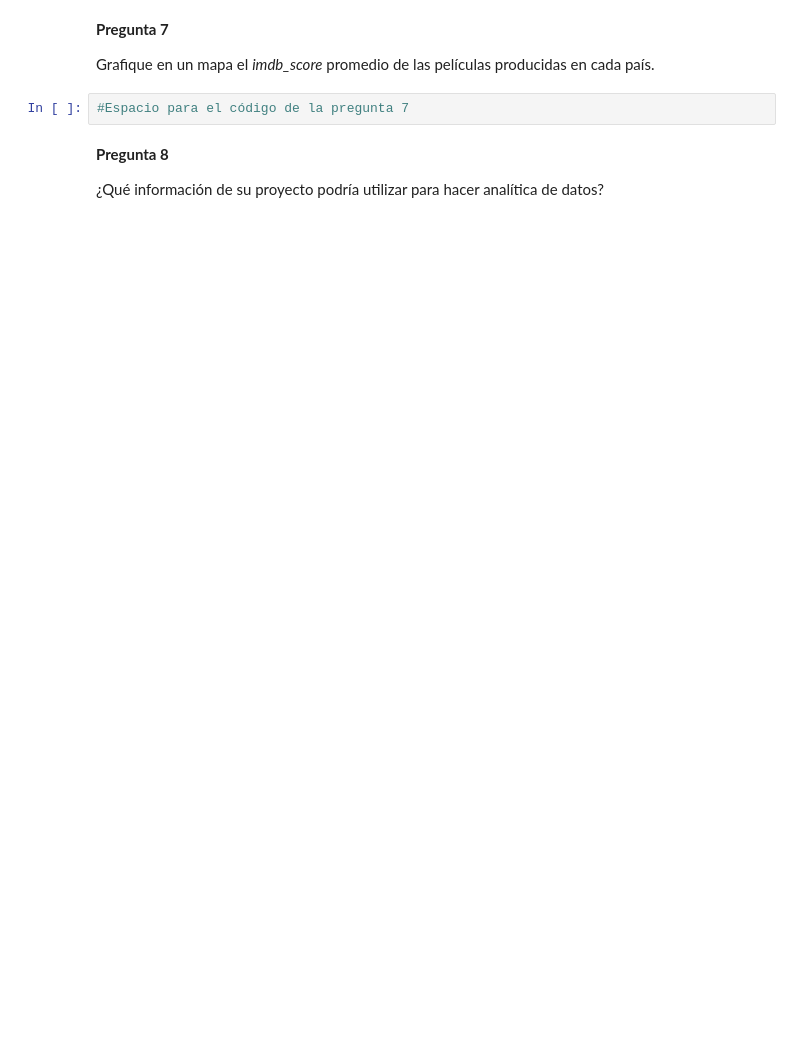
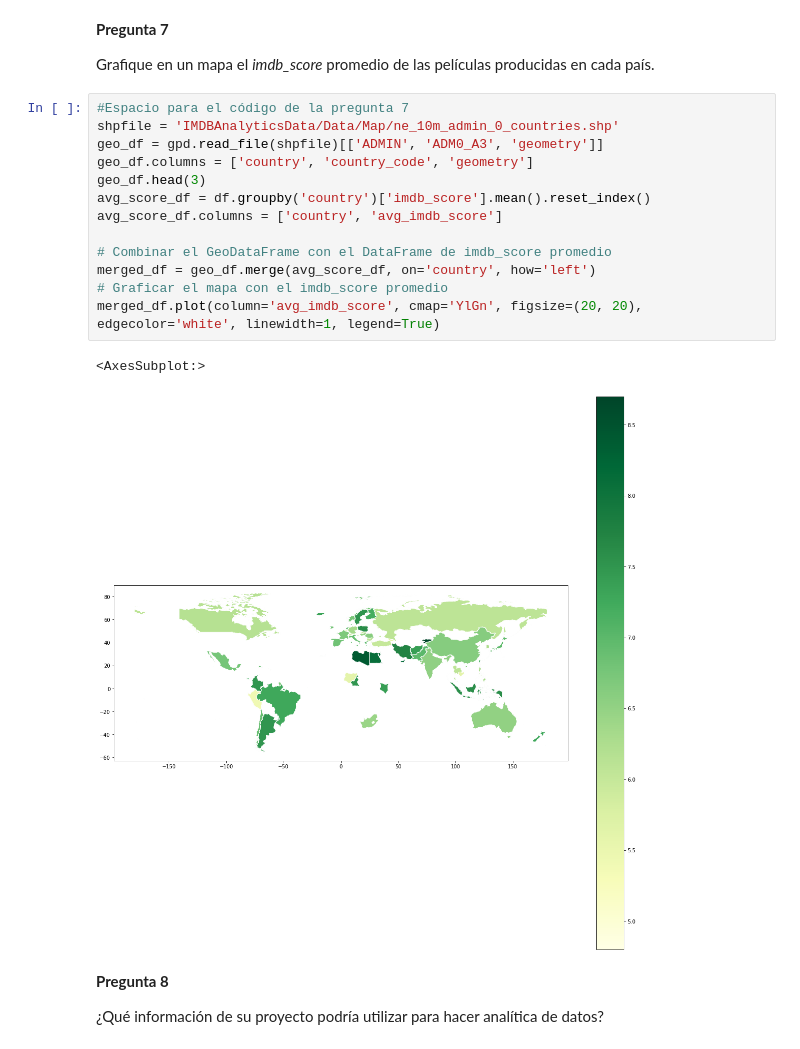
Before and after one commit to Katherynv/P1, a Jupyter notebook: 1005258018.ipynb, the cells around one changed output. Saved outputs shown, nothing was run; the diff lists cells and outputs as text; blank space fills up the shorter version.

```diff
--- a/1005258018.ipynb
+++ b/1005258018.ipynb
@@ -138,8 +185,22 @@ Utilice un _line chart_ para visualizar cuántas películas se produjeron en USA
 **Pregunta 7**
 
 Grafique en un mapa el _imdb_score_ promedio de las películas producidas en cada país.
-# %%
-#Espacio para el código de la pregunta 7
+# %%
+#Espacio para el código de la pregunta 7
+shpfile = 'IMDBAnalyticsData/Data/Map/ne_10m_admin_0_countries.shp'
+geo_df = gpd.read_file(shpfile)[['ADMIN', 'ADM0_A3', 'geometry']]
+geo_df.columns = ['country', 'country_code', 'geometry']
+geo_df.head(3)
+avg_score_df = df.groupby('country')['imdb_score'].mean().reset_index()
+avg_score_df.columns = ['country', 'avg_imdb_score']
+
+# Combinar el GeoDataFrame con el DataFrame de imdb_score promedio
+merged_df = geo_df.merge(avg_score_df, on='country', how='left')
+# Graficar el mapa con el imdb_score promedio
+merged_df.plot(column='avg_imdb_score', cmap='YlGn', figsize=(20, 20), edgecolor='white', linewidth=1, legend=True)
+# %% [output]
+<AxesSubplot:>
+[figure, added]
 # %% [markdown]
 **Pregunta 8**
 
```
Also changed, not shown: parts of 12 cells of this notebook.
